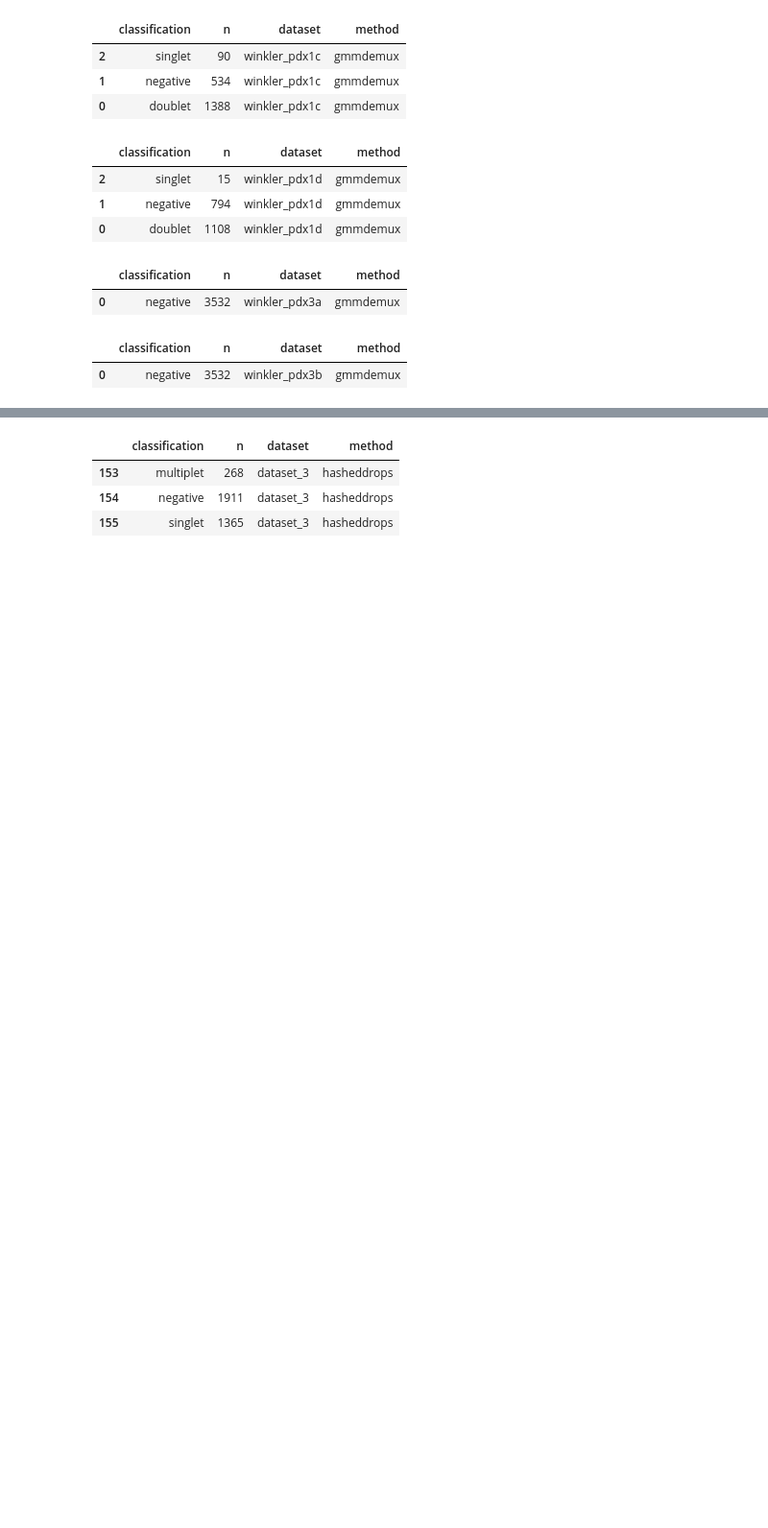
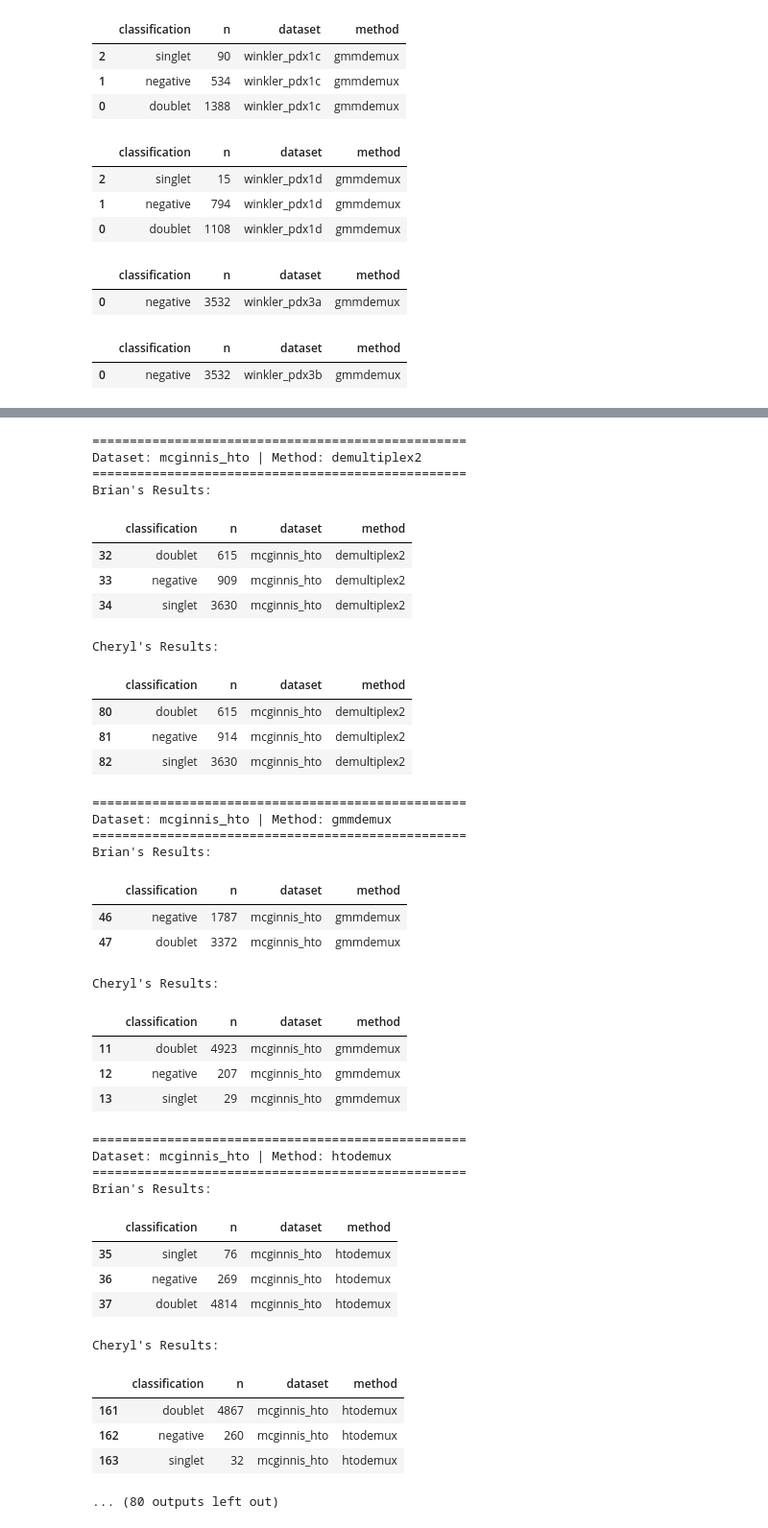
Before and after one commit to cheryl-xiang/demultiplexing-methods, a Jupyter notebook: analysis/compare_summaries.ipynb, the cells around one changed output, grey strips where cells are left out. Shown at 96% size. Cells and saved outputs as stored; diff of their text form; code cells hidden in the pictures; blank space fills up the shorter version.

```diff
--- a/analysis/compare_summaries.ipynb
+++ b/analysis/compare_summaries.ipynb
@@ -830,8 +808,63 @@ brian_hasheddrops_dataset_3
-# %%
-#not sure whats going on with the hasheddrops discrepencies since they were the same for mcginnis datasets
-cher_results[(cher_results['method'] == 'hasheddrops') & (cher_results['dataset'] == 'dataset_3') & (cher_results['classification'] != 'total')]
-# %% [output]
-|  | classification | n | dataset | method |
-| 153 | multiplet | 268 | dataset_3 | hasheddrops |
-| 154 | negative | 1911 | dataset_3 | hasheddrops |
-| 155 | singlet | 1365 | dataset_3 | hasheddrops |
+# %%
+for _, row in discrepancies_wide.iterrows():
+    dataset = row['dataset']
+    method = row['method']
+
+    print(f"\n{'='*50}")
+    print(f"Dataset: {dataset} | Method: {method}")
+    print(f"{'='*50}")
+
+    # filter from concatenated dataframes
+    brian_subset = brian_results[
+        (brian_results['dataset'] == dataset) &
+        (brian_results['method'] == method)
+    ]
+    cher_subset = cher_results[
+        (cher_results['dataset'] == dataset) &
+        (cher_results['method'] == method)
+    ]
+
+    print("Brian's Results:")
+    display(brian_subset)
+    print("Cheryl's Results:")
+    display(cher_subset)
+# %% [output]
+==================================================
+Dataset: mcginnis_hto | Method: demultiplex2
+==================================================
+Brian's Results:
+|  | classification | n | dataset | method |
+| 32 | doublet | 615 | mcginnis_hto | demultiplex2 |
+| 33 | negative | 909 | mcginnis_hto | demultiplex2 |
+| 34 | singlet | 3630 | mcginnis_hto | demultiplex2 |
+Cheryl's Results:
+|  | classification | n | dataset | method |
+| 80 | doublet | 615 | mcginnis_hto | demultiplex2 |
+| 81 | negative | 914 | mcginnis_hto | demultiplex2 |
+| 82 | singlet | 3630 | mcginnis_hto | demultiplex2 |
+==================================================
+Dataset: mcginnis_hto | Method: gmmdemux
+==================================================
+Brian's Results:
+|  | classification | n | dataset | method |
+| 46 | negative | 1787 | mcginnis_hto | gmmdemux |
+| 47 | doublet | 3372 | mcginnis_hto | gmmdemux |
+Cheryl's Results:
+|  | classification | n | dataset | method |
+| 11 | doublet | 4923 | mcginnis_hto | gmmdemux |
+| 12 | negative | 207 | mcginnis_hto | gmmdemux |
+| 13 | singlet | 29 | mcginnis_hto | gmmdemux |
+==================================================
+Dataset: mcginnis_hto | Method: htodemux
+==================================================
+Brian's Results:
+|  | classification | n | dataset | method |
+| 35 | singlet | 76 | mcginnis_hto | htodemux |
+| 36 | negative | 269 | mcginnis_hto | htodemux |
+| 37 | doublet | 4814 | mcginnis_hto | htodemux |
+Cheryl's Results:
+|  | classification | n | dataset | method |
+| 161 | doublet | 4867 | mcginnis_hto | htodemux |
+| 162 | negative | 260 | mcginnis_hto | htodemux |
+| 163 | singlet | 32 | mcginnis_hto | htodemux |
+... (80 outputs left out)
```
Also changed, not shown: parts of 5 cells of this notebook, 6 other files.
